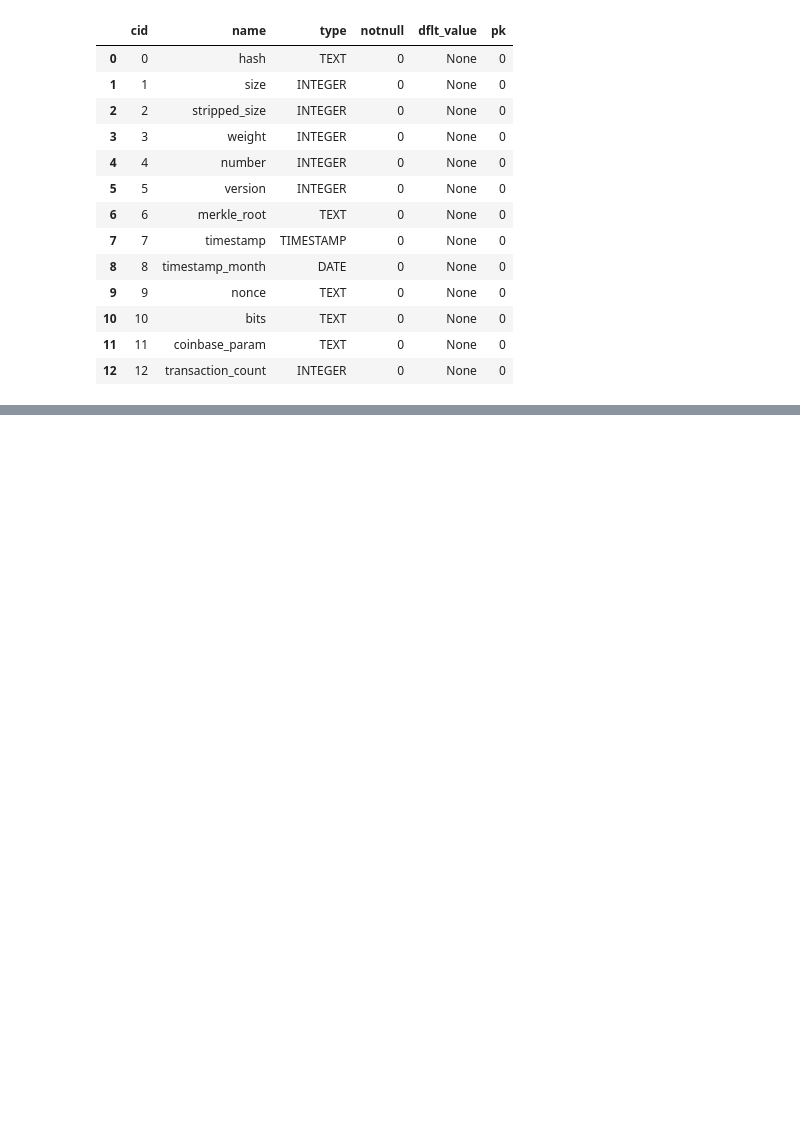
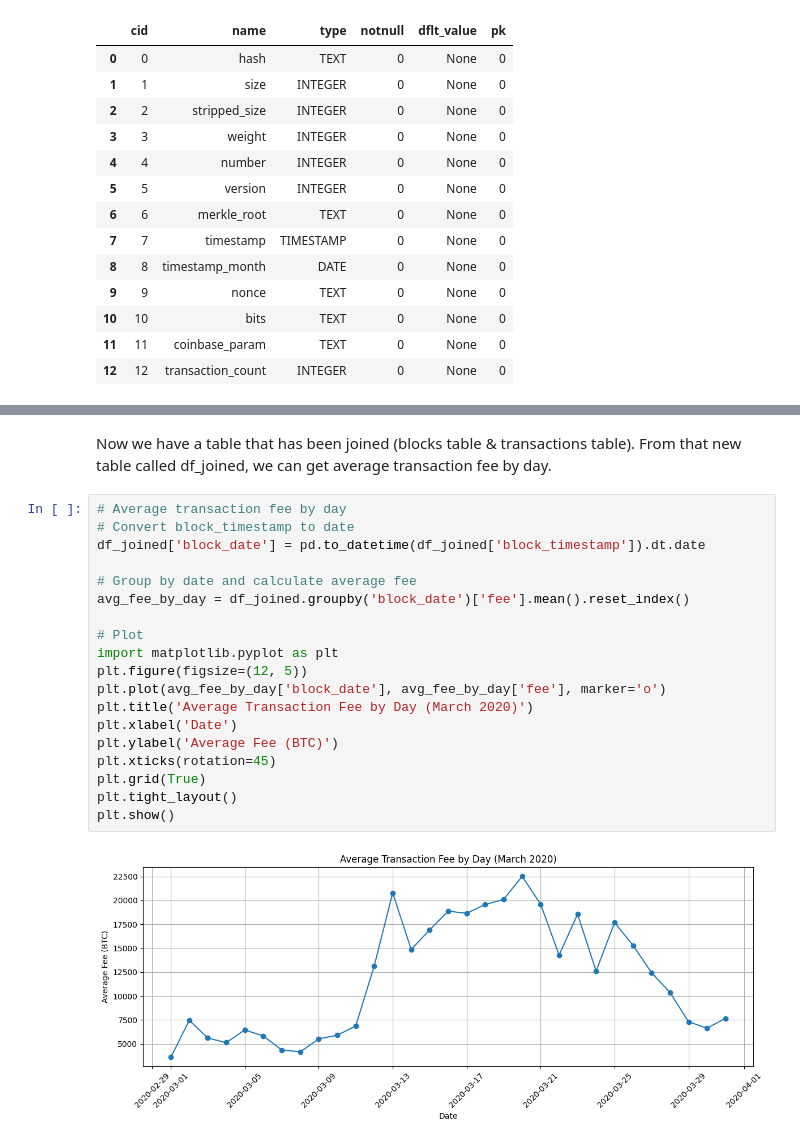
Before and after one commit to happybathtowel/CAPSTONE_PROJECT, a Jupyter notebook: BTC_Blockchain&WorldEvents_Analysis.ipynb, the cells around one changed output, grey strips where cells are left out. Drawn from its saved outputs; the diff is of its cells as text; blank space fills up the shorter version.

Commit message:
added visuals and interactive query draft

```diff
--- a/BTC_Blockchain&WorldEvents_Analysis.ipynb
+++ b/BTC_Blockchain&WorldEvents_Analysis.ipynb
@@ -503,0 +476,23 @@ df_joined.head()
+# %% [markdown]
+Now we have a table that has been joined (blocks table & transactions table). From that new table called df_joined, we can get average transaction fee by day.
+# %%
+# Average transaction fee by day
+# Convert block_timestamp to date
+df_joined['block_date'] = pd.to_datetime(df_joined['block_timestamp']).dt.date
+
+# Group by date and calculate average fee
+avg_fee_by_day = df_joined.groupby('block_date')['fee'].mean().reset_index()
+
+# Plot
+import matplotlib.pyplot as plt
+plt.figure(figsize=(12, 5))
+plt.plot(avg_fee_by_day['block_date'], avg_fee_by_day['fee'], marker='o')
+plt.title('Average Transaction Fee by Day (March 2020)')
+plt.xlabel('Date')
+plt.ylabel('Average Fee (BTC)')
+plt.xticks(rotation=45)
+plt.grid(True)
+plt.tight_layout()
+plt.show()
+# %% [output]
+[figure, added]
```
Also changed, not shown: parts of 14 cells of this notebook, 1 other file.
